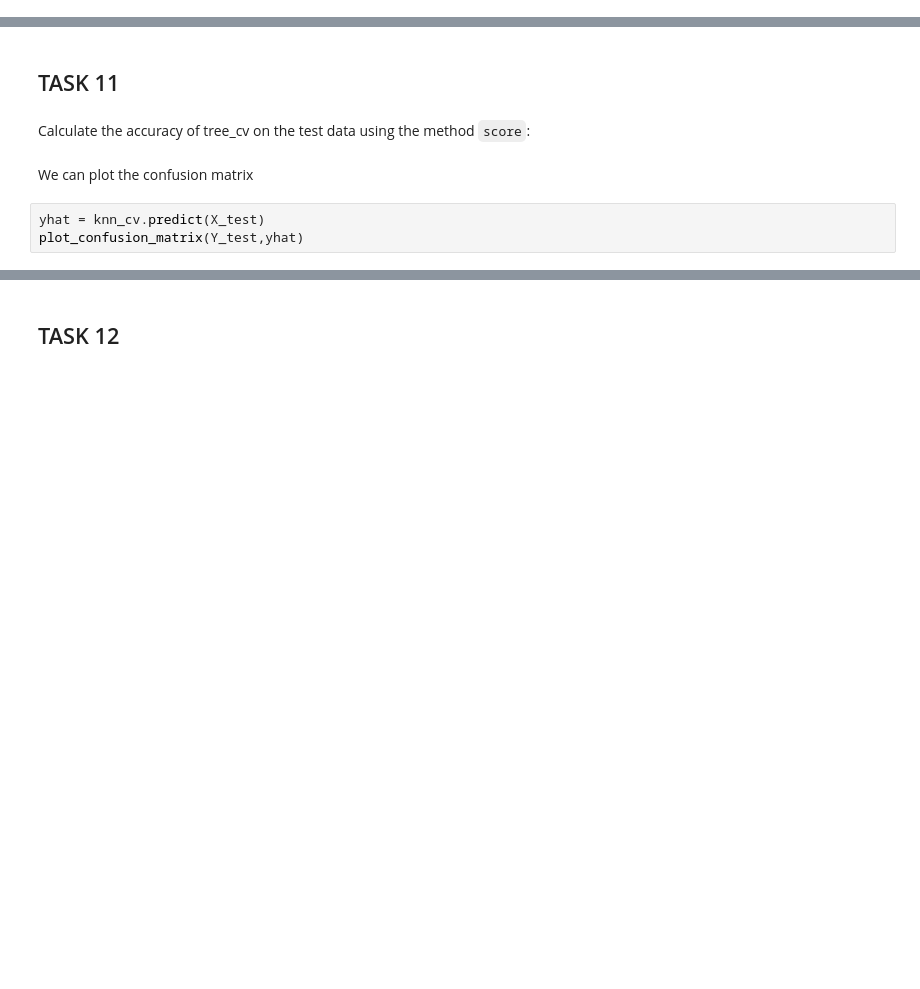
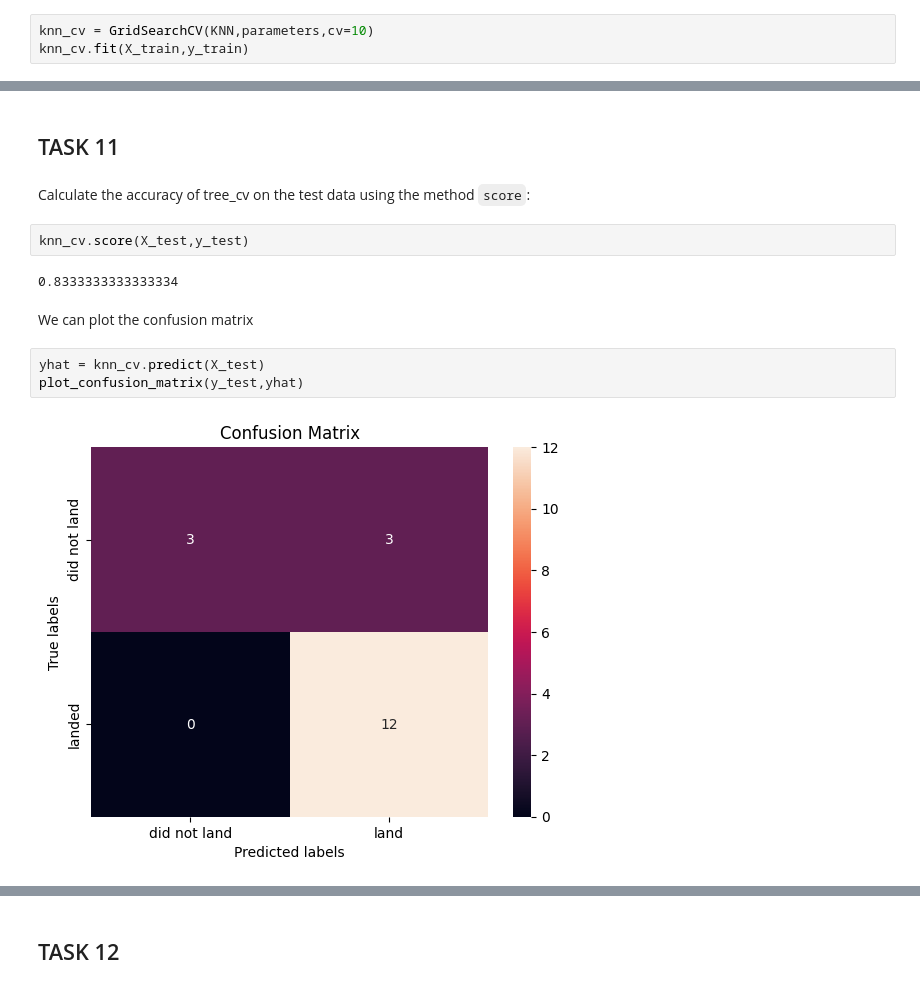
Before and after one commit to gfmattos/cr_spacey, a Jupyter notebook: notebooks/s4-prediction.ipynb, the cells around one changed output, grey strips where cells are left out. Saved outputs shown, nothing was run; the diff lists cells and outputs as text; blank space fills up the shorter version.

```diff
--- a/notebooks/s4-prediction.ipynb
+++ b/notebooks/s4-prediction.ipynb
@@ -202,3 +307,6 @@ parameters = {'n_neighbors': [1, 2, 3, 4, 5, 6, 7, 8, 9, 10],
               'p': [1,2]}
 
 KNN = KNeighborsClassifier()
+# %%
+knn_cv = GridSearchCV(KNN,parameters,cv=10)
+knn_cv.fit(X_train,y_train)
@@ -209,8 +325,14 @@ print("accuracy :",knn_cv.best_score_)
 ## TASK  11
 # %% [markdown]
 Calculate the accuracy of tree_cv on the test data using the method <code>score</code>:
+# %%
+knn_cv.score(X_test,y_test)
+# %% [output]
+0.8333333333333334
 # %% [markdown]
 We can plot the confusion matrix
 # %%
 yhat = knn_cv.predict(X_test)
-plot_confusion_matrix(Y_test,yhat)
+plot_confusion_matrix(y_test,yhat)
+# %% [output]
+[figure, added]
```
Also changed, not shown: parts of 29 cells of this notebook, 2 other files.
